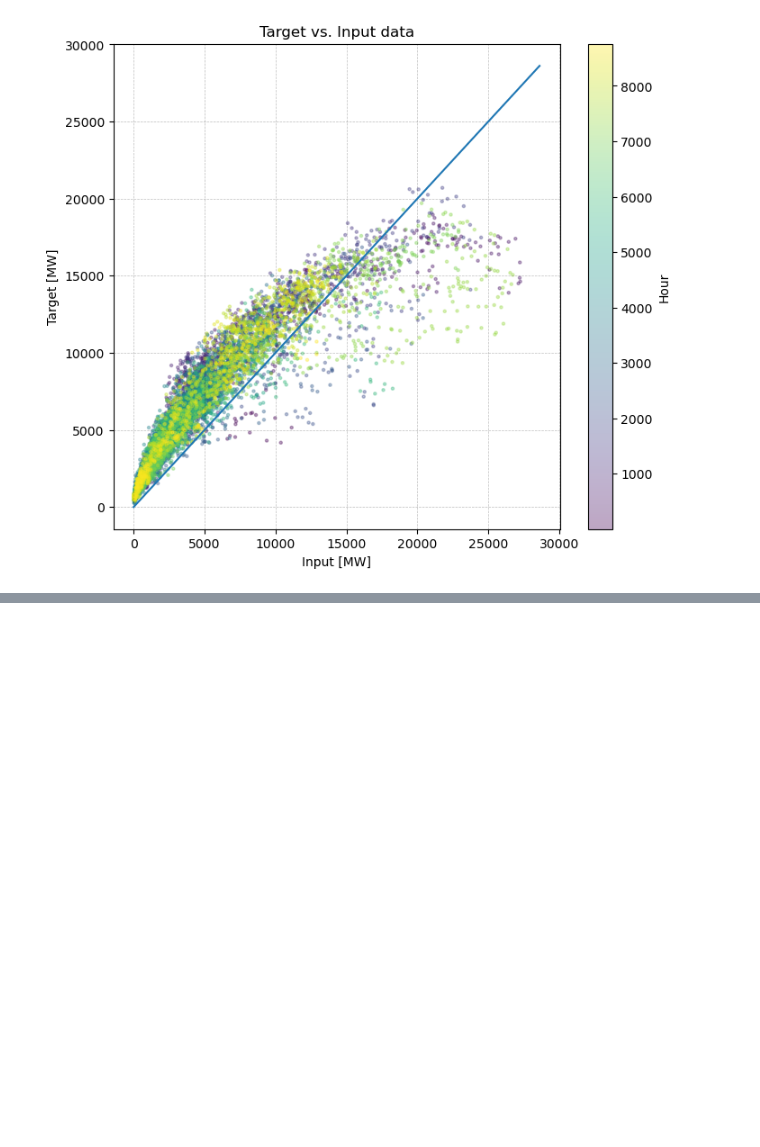
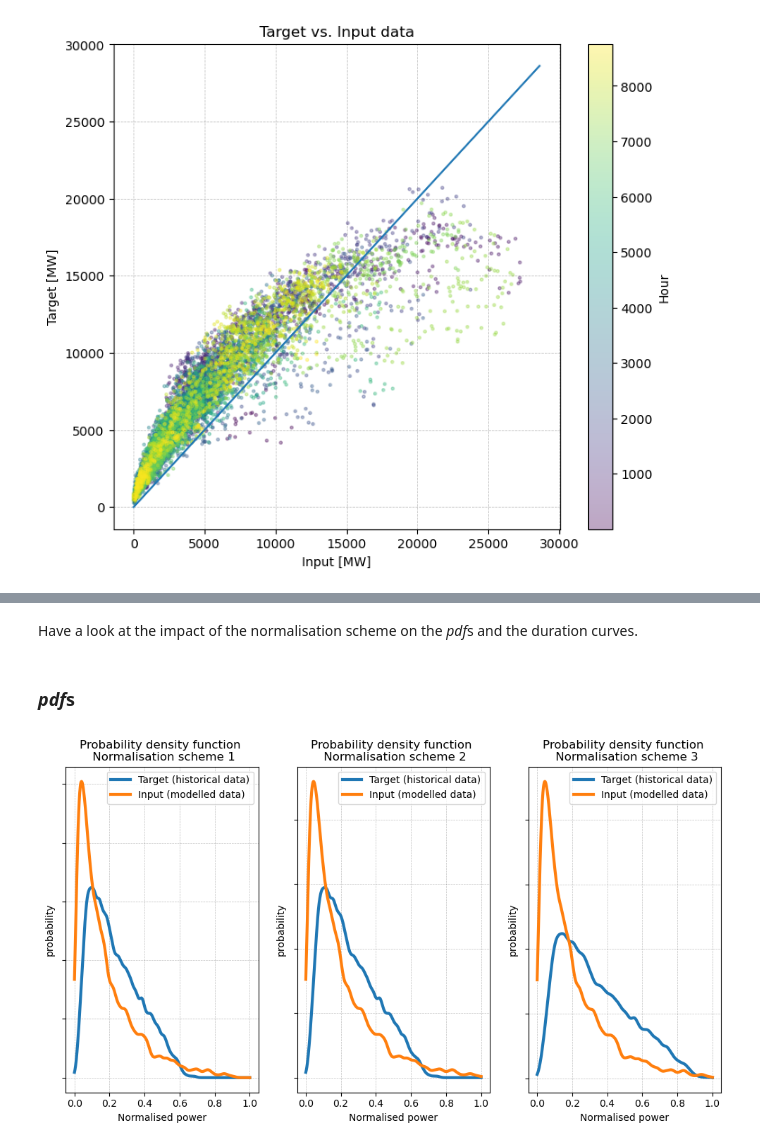
Before and after one commit to cristobal-GC/Q2Q_repository, a Jupyter notebook: notebooks/Tutorial_Creating_Q2Q_transform.ipynb, the cells around one changed output, grey strips where cells are left out. Cells and saved outputs as stored; diff of their text form; code cells hidden in the pictures; blank space fills up the shorter version.

Commit message:
normalisation schemes included

```diff
--- a/notebooks/Tutorial_Creating_Q2Q_transform.ipynb
+++ b/notebooks/Tutorial_Creating_Q2Q_transform.ipynb
@@ -187,0 +219,61 @@ plt.plot([0, x_max],[0, x_max])
+# %%
+########## Normalisation scheme (3)
+
+input_max = df_input.max().max()
+target_max = df_target.max().max()
+
+df_input_norm3 = df_input.div(input_max)
+df_target_norm3 = df_target.div(target_max)
+# %% [markdown]
+Have a look at the impact of the normalisation scheme on the *pdf*s and the duration curves.
+# %%
+dict_dfs = {
+    'df_input_norm1': df_input_norm1,
+    'df_input_norm2': df_input_norm2,
+    'df_input_norm3': df_input_norm3,
+    'df_target_norm1': df_target_norm1,
+    'df_target_norm2': df_target_norm2,
+    'df_target_norm3': df_target_norm3,
+}
+# %% [markdown]
+### *pdf*s
+# %%
+fig, axes = plt.subplots(1,3,figsize=(12,6))
+
+
+for i, ax in enumerate(axes):
+
+    df_input = dict_dfs[f'df_input_norm{i+1}']
+    df_target = dict_dfs[f'df_target_norm{i+1}']
+
+
+    ##### Define the range of values
+    x_max = 1
+    x_min = 0
+    N = 1000
+    x_values = np.linspace(x_min, x_max, N)
+
+    ##### Input pdf
+    kde_input = gaussian_kde(df_input['value'])
+    kde_input.set_bandwidth(bw_method=kde_input.factor * 0.5)  # re-scale bandwidth
+
+    pdf_input = kde_input(x_values)
+
+    ##### Target pdf
+    kde_target = gaussian_kde(df_target['value'])
+    kde_target.set_bandwidth(bw_method=kde_target.factor * 0.5)  # re-scale bandwidth
+
+    pdf_target = kde_target(x_values)
+
+    ##### Figure
+    ax.plot(x_values, pdf_target, label='Target (historical data)', linewidth=3)
+    ax.plot(x_values, pdf_input, label='Input (modelled data)', linewidth=3)
+
+    ax.set_title(f'Probability density function \n Normalisation scheme {i+1}')
+    ax.set_xlabel('Normalised power')
+    ax.set_ylabel('probability')
+    ax.set_yticklabels([])
+    ax.legend()
+    ax.grid(True, linestyle='--', linewidth=0.5, color='black', alpha=0.25)
+# %% [output]
+[figure, added]
```
Also changed, not shown: parts of 6 cells of this notebook, 1 other file.
